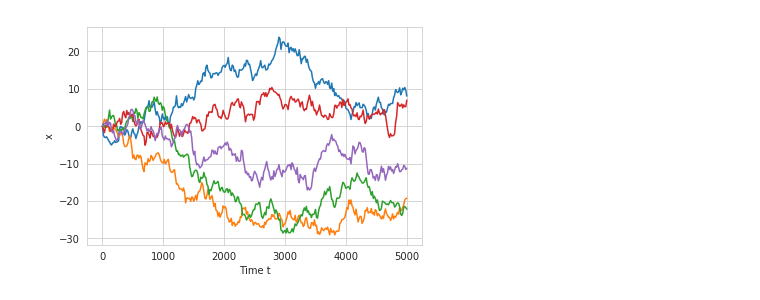
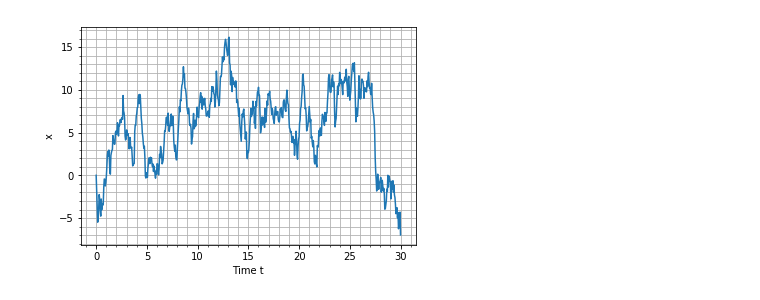
Before and after one commit to baibai25/Lecture, a Jupyter notebook: gtm/brownian.ipynb, the cells around one changed output. Cells and saved outputs as stored; diff of their text form; code cells hidden in the pictures.

```diff
--- a/gtm/brownian.ipynb
+++ b/gtm/brownian.ipynb
@@ -24,7 +25,7 @@ if __name__ == "__main__":
     N: number of steps (data)
     m: number of graph
     """
-    T, N, m = 5000, 300, 5
+    T, N, m = 30, 600, 1
 
     # Time step size
     dt = T/N
@@ -36,13 +37,22 @@ if __name__ == "__main__":
 
     # Calc
     brownian(x[:,0], N, out=x[:,1:])
-
-    # Plot
-    sns.set_style('whitegrid')
-    for k in range(m):
-        sns.lineplot(x=t, y=x[k])
-    plt.xlabel("Time t")
-    plt.ylabel("x")
-    plt.savefig("sample.png",format = 'png', dpi=300)
-# %% [output]
-[figure, removed]
+# %%
+    # Plot
+    #sns.set_style('whitegrid')
+    fig = plt.figure()
+    axis = fig.add_subplot(111)
+    axis.axis('auto')
+
+    for k in range(m):
+        sns.lineplot(x=t, y=x[k])
+    plt.xlabel("Time t")
+    plt.ylabel("x")
+
+    plt.gca().xaxis.set_minor_locator(tick.MultipleLocator(1))
+    plt.gca().yaxis.set_minor_locator(tick.MultipleLocator(1))
+    plt.grid(which='minor')
+    plt.savefig("1.png",format = 'png', dpi=300)
+    plt.show()
+# %% [output]
+[figure, added]
```
Also changed, not shown: parts of 2 cells of this notebook.
